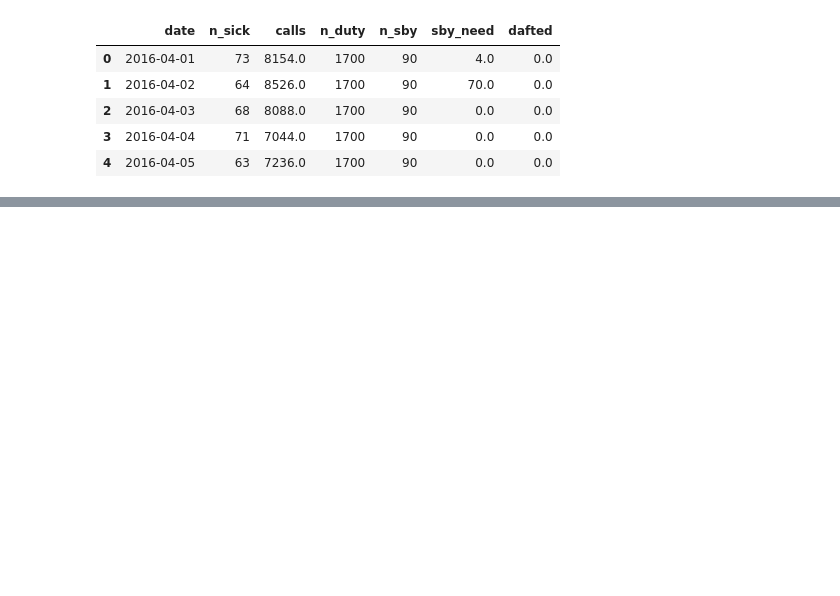
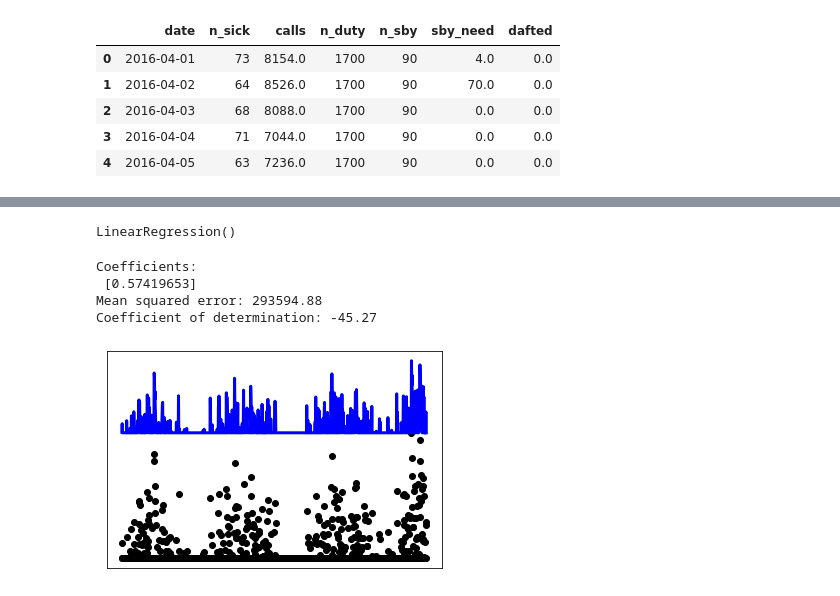
Before and after one commit to PandaKata/standby_duty_forecasting, a Jupyter notebook: notebooks/Baseline Model.ipynb, the cells around one changed output, grey strips where cells are left out. Saved outputs shown, nothing was run; the diff lists cells and outputs as text; code cells hidden in the pictures; blank space fills up the shorter version.

```diff
--- a/notebooks/Baseline Model.ipynb
+++ b/notebooks/Baseline Model.ipynb
@@ -176,0 +44,15 @@ import itertools
+# %%
+model = LinearRegression()
+# %%
+# train test split
+X = df.sby_need.values.reshape(-1,1)
+y = df.index
+X_train, X_test, y_train, y_test = train_test_split(X, y, random_state=0, train_size = .8)
+# %%
+model.fit(X, y)
+# %% [output]
+LinearRegression()
+# %%
+pred = model.predict(X)
+
+df['y_predicted'] = pred
@@ -176,0 +68,12 @@ import itertools
+# %%
+# The coefficients
+print("Coefficients: \n", model.coef_)
+# The mean squared error
+print("Mean squared error: %.2f" % mean_squared_error(df['sby_need'], df['y_predicted']))
+# The coefficient of determination: 1 is perfect prediction
+print("Coefficient of determination: %.2f" % r2_score(df['sby_need'], df['y_predicted']))
+# %% [output]
+Coefficients:
+ [0.57419653]
+Mean squared error: 293594.88
+Coefficient of determination: -45.27
@@ -176,0 +83,13 @@ import itertools
+# %%
+
+
+# Plot outputs
+plt.scatter(df.date, df.sby_need, color="black")
+plt.plot(df.date, pred, color="blue", linewidth=3)
+
+plt.xticks(())
+plt.yticks(())
+
+plt.show()
+# %% [output]
+[figure, added]
```
Also changed, not shown: parts of 40 cells of this notebook.
